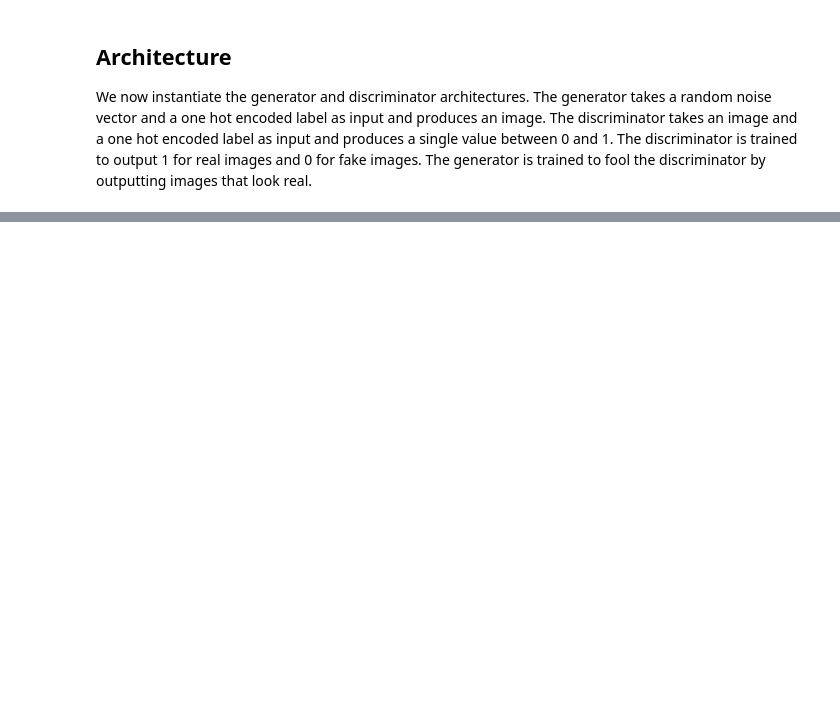
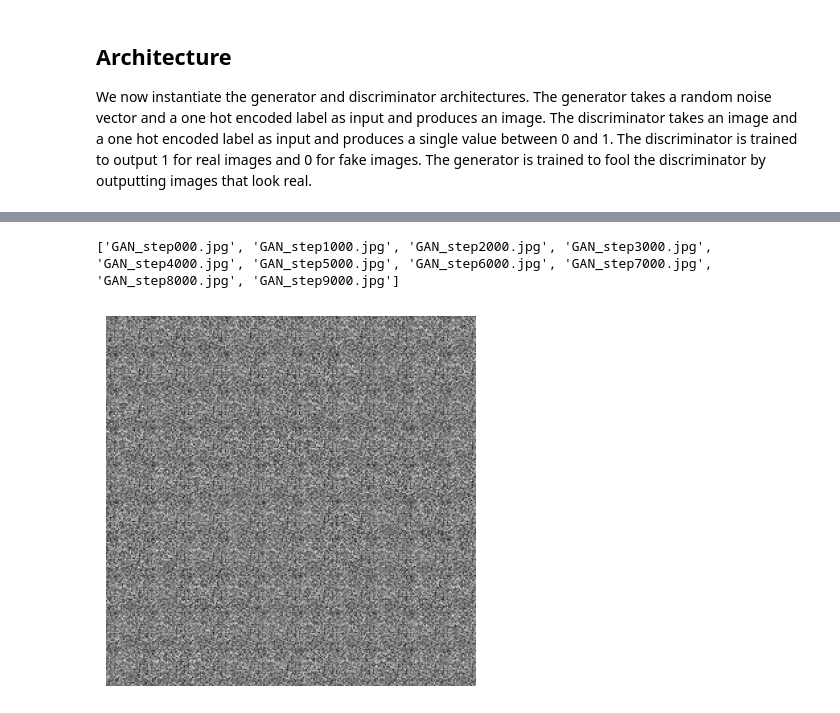
Before and after one commit to BramSimonnet/Deep-Learning-Homework, a Jupyter notebook: problem4conditional-gan.ipynb, the cells around one changed output, grey strips where cells are left out. Saved outputs shown, nothing was run; the diff lists cells and outputs as text; code cells hidden in the pictures; blank space fills up the shorter version.

```diff
--- a/problem4conditional-gan.ipynb
+++ b/problem4conditional-gan.ipynb
@@ -267,0 +200,12 @@ And by the time we're done training, even the worst images look like messy handw
+# %%
+import os
+print(sorted(os.listdir('samples')))
+# %% [output]
+['GAN_step000.jpg', 'GAN_step1000.jpg', 'GAN_step2000.jpg', 'GAN_step3000.jpg', 'GAN_step4000.jpg', 'GAN_step5000.jpg', 'GAN_step6000.jpg', 'GAN_step7000.jpg', 'GAN_step8000.jpg', 'GAN_step9000.jpg']
+# %%
+img = mpimg.imread('samples/GAN_step000.jpg')
+imgplot = plt.imshow(img, cmap='gray')
+plt.axis('off')
+plt.show()
+# %% [output]
+[figure, added]
```
Also changed, not shown: parts of 40 cells of this notebook.
